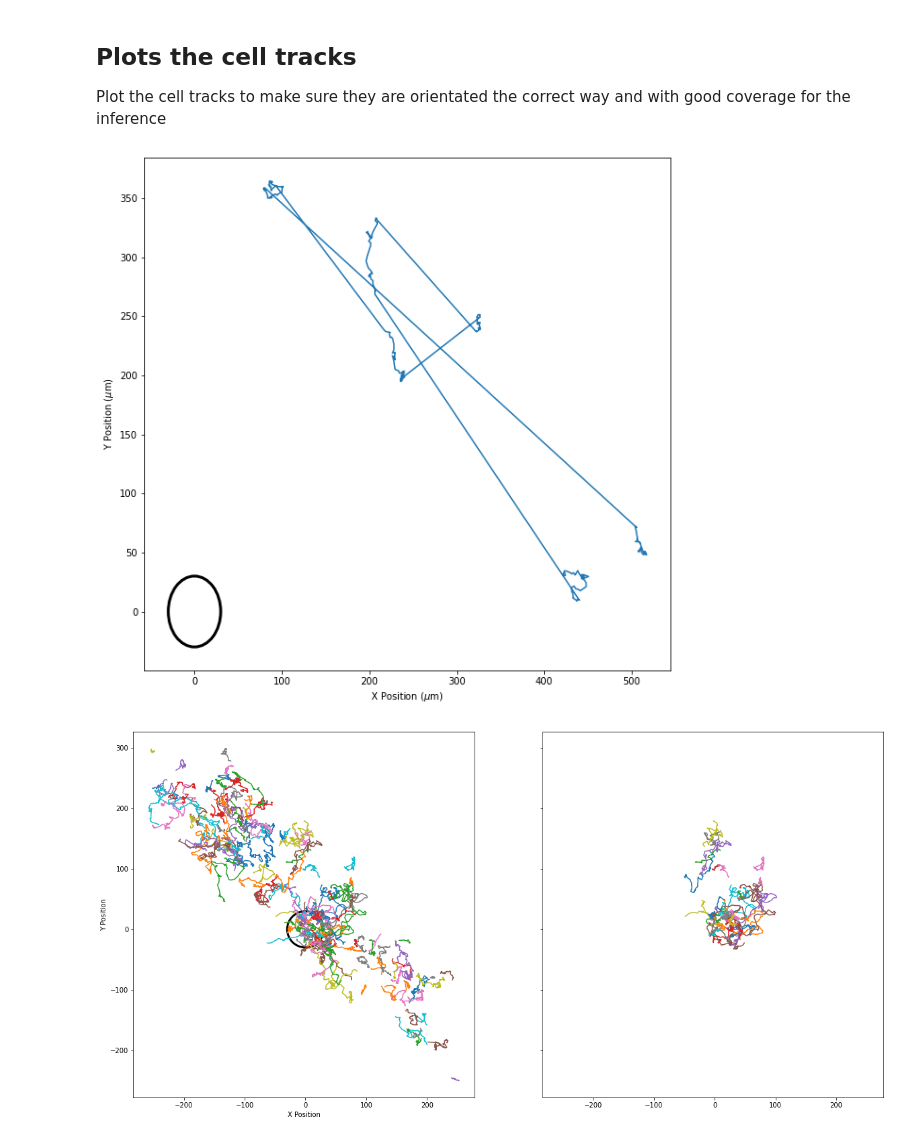
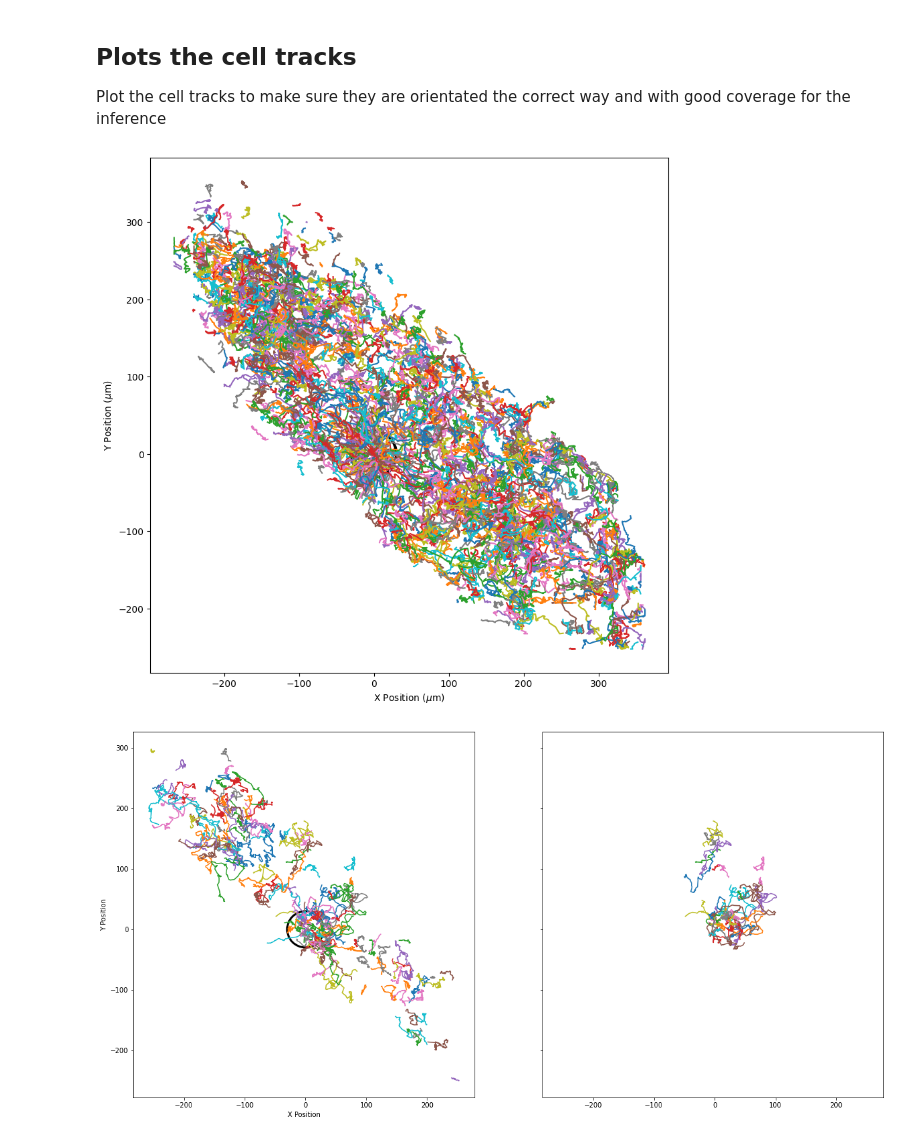
Before and after one commit to Schumacher-group/ImmuneCellMigrationAnalysis, a Jupyter notebook: Notebooks/Cell tracking processing pipeline_revision.ipynb, the cells around one changed output. Drawn from its saved outputs; the diff is of its cells as text; code cells hidden in the pictures.

```diff
--- a/Notebooks/Cell tracking processing pipeline_revision.ipynb
+++ b/Notebooks/Cell tracking processing pipeline_revision.ipynb
@@ -107,7 +107,7 @@ for i, this_df in enumerate(list_dfs):
     # Reset times to minutes
     filtered_df['t'] = filtered_df['t'].div(60)
     # centre with respect to wound location
-    if isinstance(list_woundlocs[i][0], int): #single wound
+    if isinstance(list_woundlocs[i][0], int) or isinstance(list_woundlocs[i][0], float): #single wound
         filtered_df = centre_at_zero(filtered_df,list_woundlocs[i][0], 565.688-list_woundlocs[i][1], '_'+list_dflabels[i])
     elif isinstance(list_woundlocs[i][0], tuple): #two wounds
         midpoint_btw_wounds = np.mean(list_woundlocs[i], axis=0)
@@ -159,22 +143,22 @@ from matplotlib.patches import Circle
 # %%
 fig, ax = plt.subplots(figsize=(10, 10))
 total_cells = singlewound_control_data
 # total_cells = list_dfs_filtered[9]
-for track_id in [1]:#total_cells['Track_ID'].unique():
+for track_id in total_cells['Track_ID'].unique():
     # get the x and y coordinates for the current track
     x = total_cells[total_cells['Track_ID'] == track_id]['x']
     y = total_cells[total_cells['Track_ID'] == track_id]['y']
     # plot the track as a line
     ax.plot(x, y)
 # add axis labels and legend
 circ1 = Circle((0,0), 30, facecolor='None', edgecolor='k', lw=3, alpha = 1)
 ax.add_patch(circ1)
 ax.set_xlabel('X Position ($\mu$m)')
 ax.set_ylabel('Y Position ($\mu$m)')
 plt.savefig("Control Cell tracking.pdf")
 plt.show()
 # %% [output]
-[figure, old version]
+[figure, new version]
 # %%
 def angle_binning(trajectory):
         theta_pos = trajectory[(trajectory['theta'] >= 0)]
```
Also changed, not shown: parts of 1 cell of this notebook.
